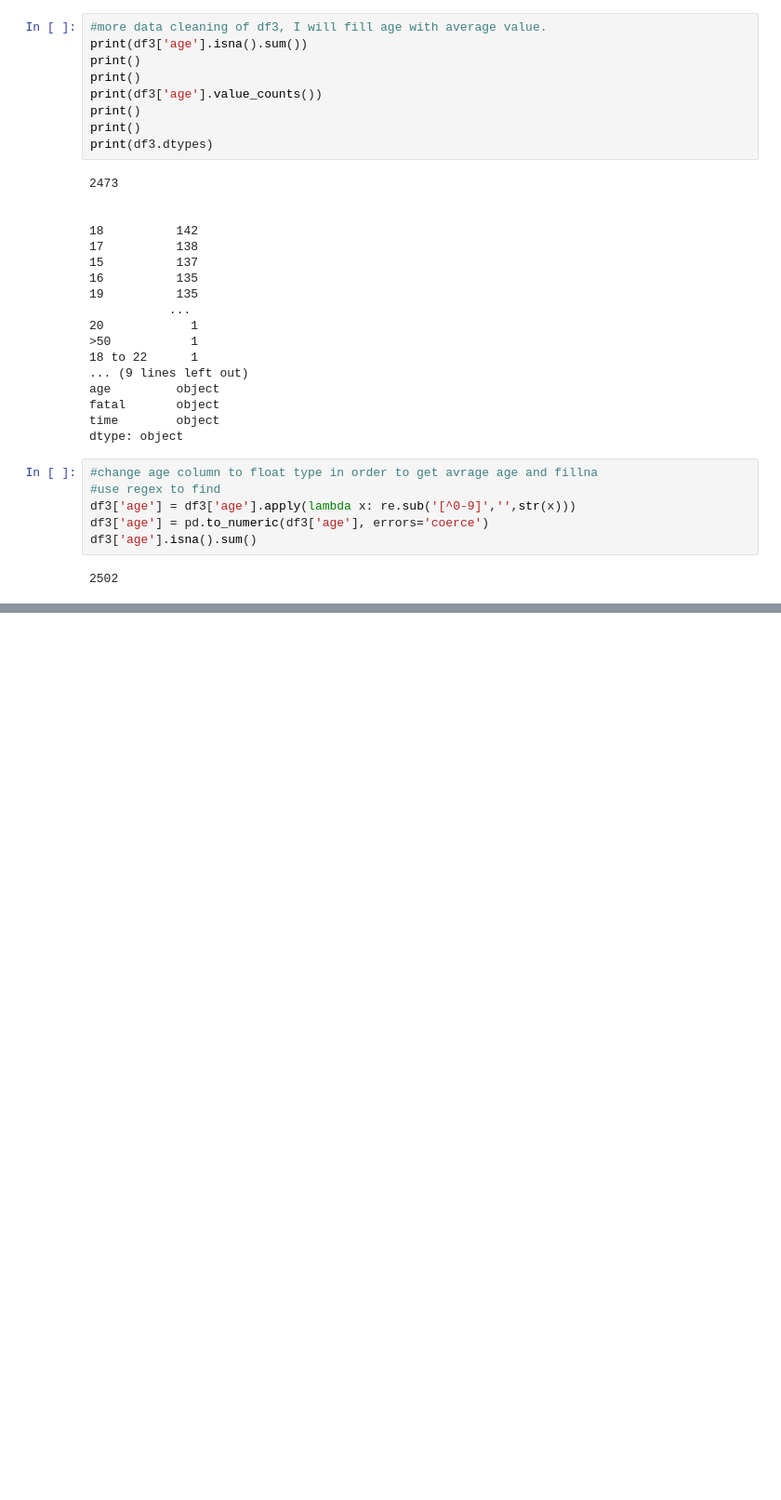
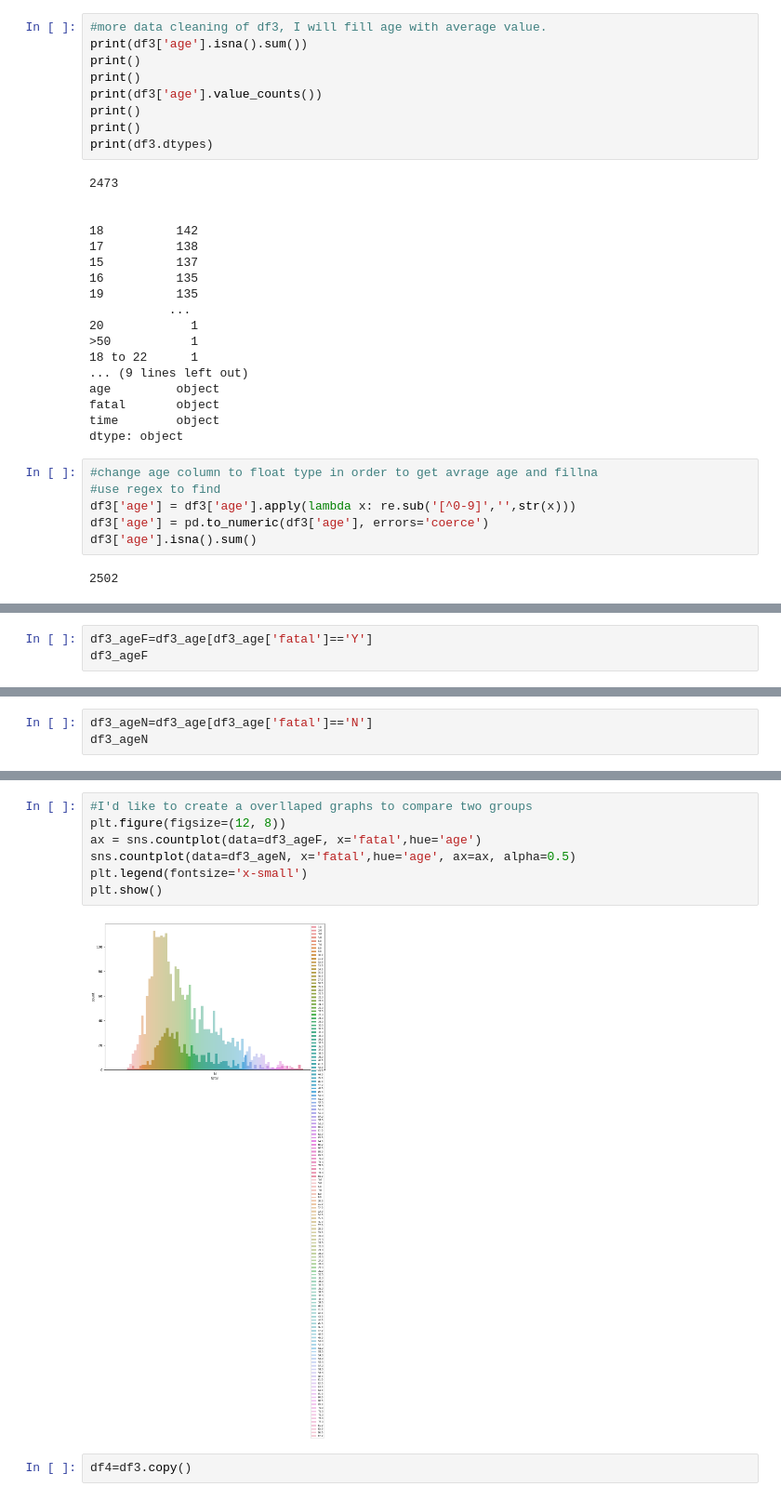
Before and after one commit to heyamins/MiniProject, a Jupyter notebook: Mini_project.ipynb, the cells around one changed output, grey strips where cells are left out. Shown: that part at 93% size. Cells and saved outputs as stored; diff of their text form; blank space fills up the shorter version.

```diff
--- a/Mini_project.ipynb
+++ b/Mini_project.ipynb
@@ -305,0 +361,3 @@ df3.loc[~df3['age'].between(0,100),'age']=
+# %%
+df3_ageF=df3_age[df3_age['fatal']=='Y']
+df3_ageF
@@ -305,0 +378,3 @@ df3.loc[~df3['age'].between(0,100),'age']=
+# %%
+df3_ageN=df3_age[df3_age['fatal']=='N']
+df3_ageN
@@ -305,0 +404,11 @@ df3.loc[~df3['age'].between(0,100),'age']=
+# %%
+#I'd like to create a overllaped graphs to compare two groups
+plt.figure(figsize=(12, 8))
+ax = sns.countplot(data=df3_ageF, x='fatal',hue='age')
+sns.countplot(data=df3_ageN, x='fatal',hue='age', ax=ax, alpha=0.5)
+plt.legend(fontsize='x-small')
+plt.show()
+# %% [output]
+[figure, added]
+# %%
+df4=df3.copy()
```
Also changed, not shown: parts of 22 cells of this notebook, 2 other files.
